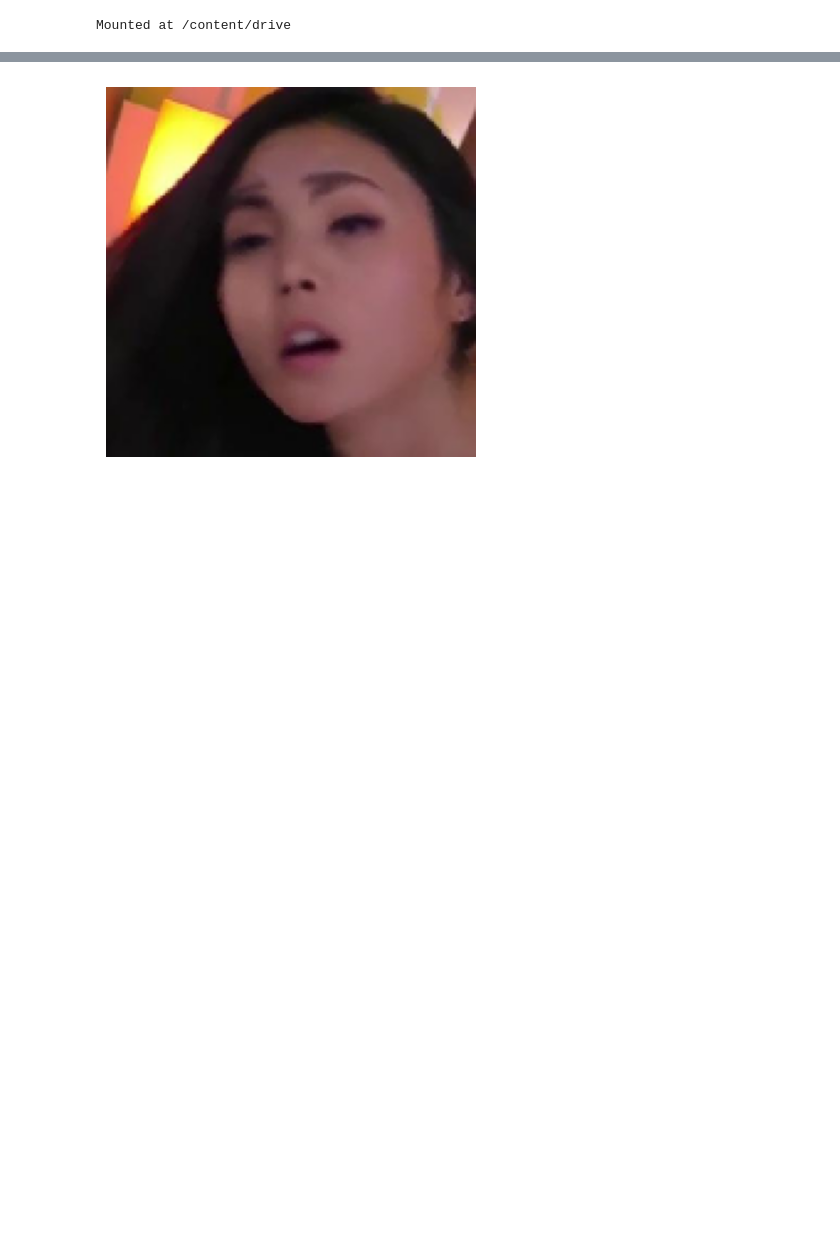
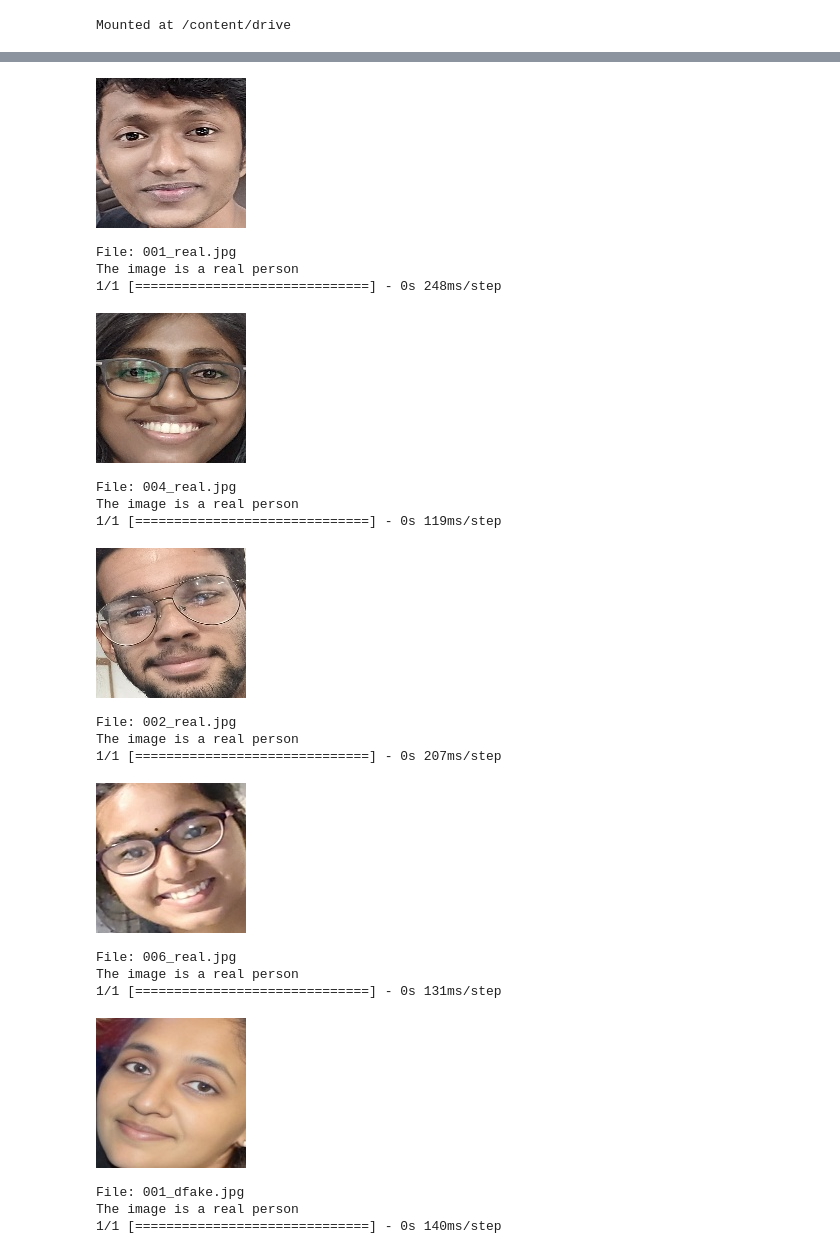
Before and after one commit to CLiz17/densenet-deepfake, a Jupyter notebook: kaggle_densenet.ipynb, the cells around one changed output, grey strips where cells are left out. Saved outputs shown, nothing was run; the diff lists cells and outputs as text; code cells hidden in the pictures; blank space fills up the shorter version.

Commit message:
Modify graphs and testing results

```diff
--- a/kaggle_densenet.ipynb
+++ b/kaggle_densenet.ipynb
@@ -209,22 +274,31 @@ F1 Score: 0.8939393939393939
 # %%
-# Testing
+# Testing - New Dataset
+import random
 import tensorflow as tf
 from tensorflow.keras.models import load_model
+from tensorflow.keras.preprocessing.image import load_img, img_to_array
+from IPython.display import display
 
-model = load_model("/content/model_weights")
+model = load_model("/content/kmodel.h5")
 
-def predict(filepth):
-    img = load_img(filepth, target_size=(150,150))
-    img = img_to_array(img)
-    img = img / 255
-    plt.imshow(img)
-    plt.axis('off')
-    img = np.expand_dims(img,axis=0)
-    answer = model.predict(img)
-    if answer < 0.5:
-        print("The image is a deepfake ")
-    else:
-        print("The image is of a real person ")
+def predict(file_path):
+    img = load_img(file_path, target_size=(150, 150))
+    img_array = img_to_array(img) / 255
+    img_array = np.expand_dims(img_array, axis=0)
+    prediction = model.predict(img_array)
+    result = "The image is deepfake" if prediction < 0.5 else "The image is a real person"
+    return result, img
 
-predict("/content/drive/MyDrive/kaggle-dataset/df/114_324.jpg")
+dataset_folder = "/content/drive/MyDrive/test-dataset"
+
+all_files = os.listdir(dataset_folder)
+
+selected_files = random.sample(all_files, k=10)
+
+for file_name in selected_files:
+    file_path = os.path.join(dataset_folder, file_name)
+    result, img = predict(file_path)
+    display(img)
+    print("File:", file_name)
+    print(result)
 # %% [output]
@@ -233 +306,20 @@ The image is a deepfake
-[figure, old version]
+[figure, new version]
+File: 001_real.jpg
+The image is a real person
+1/1 [==============================] - 0s 248ms/step
+[figure, added]
+File: 004_real.jpg
+The image is a real person
+1/1 [==============================] - 0s 119ms/step
+[figure, added]
+File: 002_real.jpg
+The image is a real person
+1/1 [==============================] - 0s 207ms/step
+[figure, added]
+File: 006_real.jpg
+The image is a real person
+1/1 [==============================] - 0s 131ms/step
+[figure, added]
+File: 001_dfake.jpg
+The image is a real person
+1/1 [==============================] - 0s 140ms/step
```
Also changed, not shown: parts of 7 cells of this notebook.
